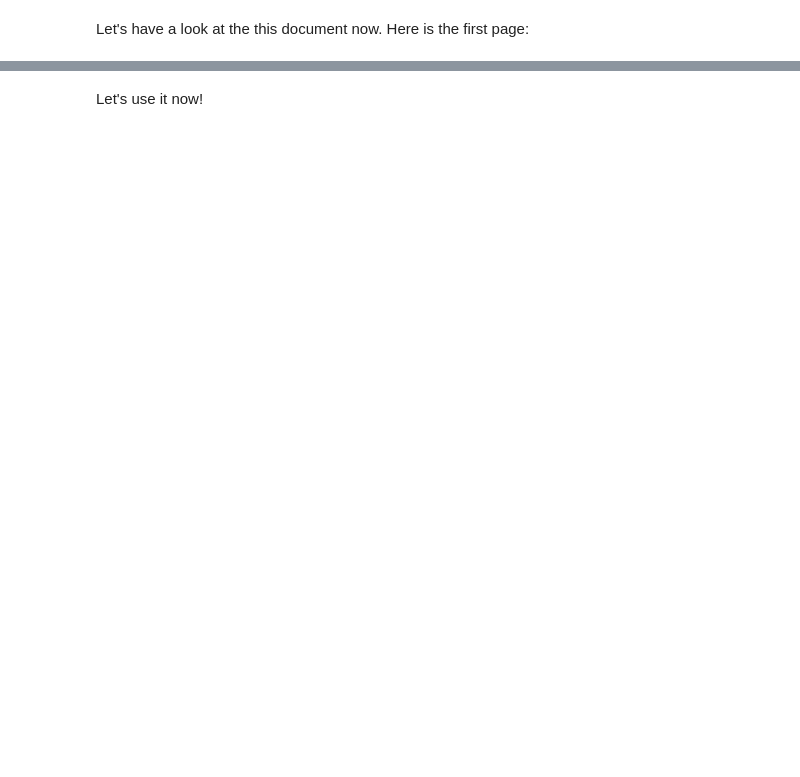
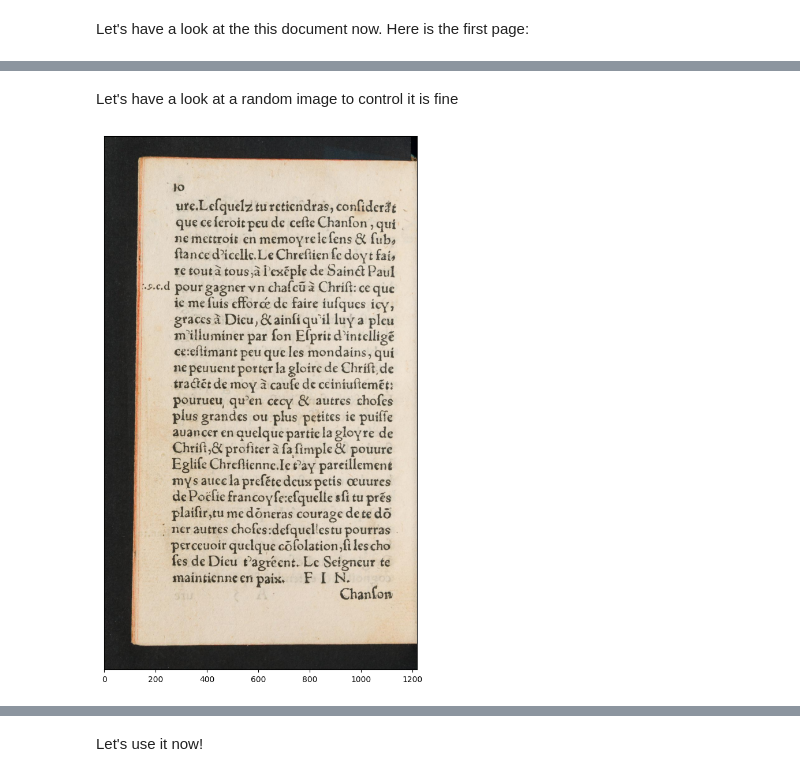
Before and after one commit to FoNDUE-HTR/Documentation, a Jupyter notebook: notebook_pipeline.ipynb, the cells around one changed output, grey strips where cells are left out. Saved outputs shown, nothing was run; the diff lists cells and outputs as text; code cells hidden in the pictures; blank space fills up the shorter version.

```diff
--- a/notebook_pipeline.ipynb
+++ b/notebook_pipeline.ipynb
@@ -166 +171,11 @@ This page is potentially the one of the digital library. If it is remove it:
 #…
+# %% [markdown]
+Let's have a look at a random image to control it is fine
+# %%
+image = mpimg.imread("content/images/page_00015.png")
+plt.figure(figsize=(30, 12), dpi=100)
+plt.imshow(image)
+plt.gca().axes.get_yaxis().set_visible(False)
+plt.show()
+# %% [output]
+[figure, added]
```
Also changed, not shown: parts of 25 cells of this notebook.
